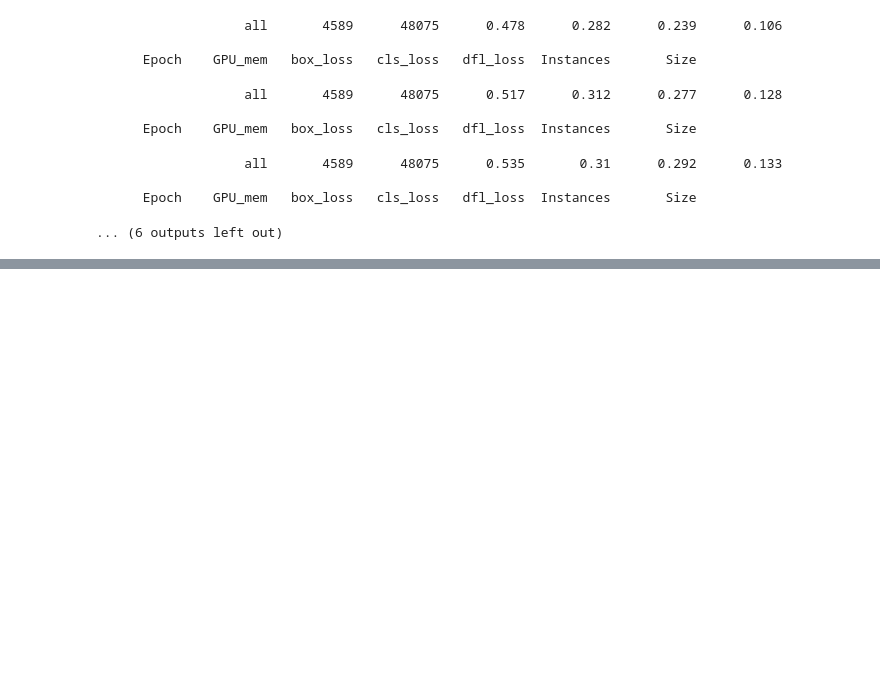
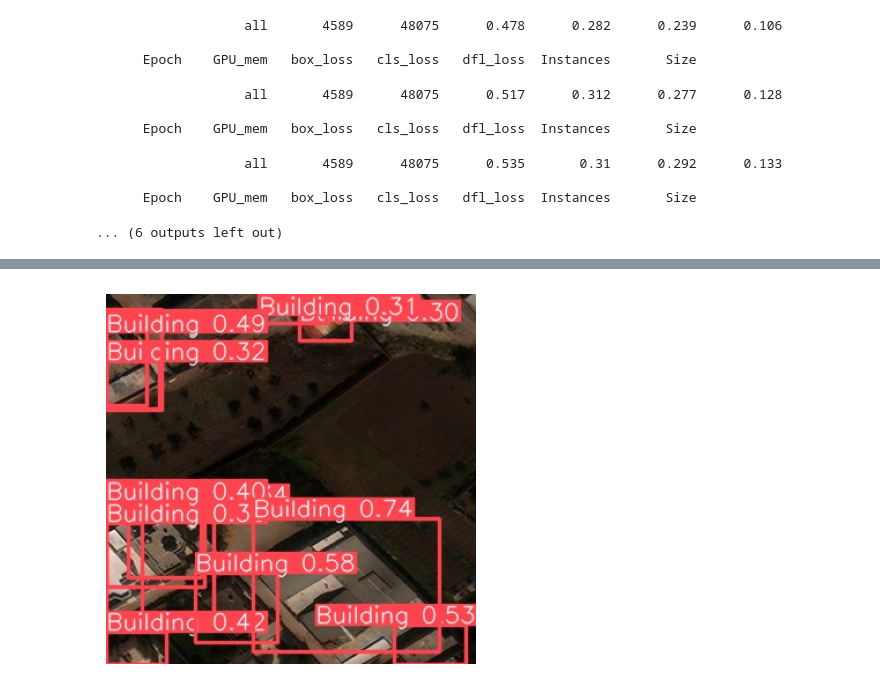
Before and after one commit to Leonard2310/xViewObjectDetection, a Jupyter notebook: FT_YOLOxViewOD.ipynb, the cells around one changed output, grey strips where cells are left out. Cells and saved outputs as stored; diff of their text form; code cells hidden in the pictures; blank space fills up the shorter version.

```diff
--- a/FT_YOLOxViewOD.ipynb
+++ b/FT_YOLOxViewOD.ipynb
@@ -559,0 +553,16 @@ image 2781/4590 /kaggle/input/yolodataset-xview/test/images/img_2387_960_0.jpg:
+# %%
+import matplotlib.pyplot as plt
+import matplotlib.image as mpimg
+
+# Specifica il percorso dell'immagine
+path = "predict/img_102_0_2560.jpg"
+
+# Carica l'immagine
+img = mpimg.imread(path)
+
+# Mostra l'immagine
+plt.imshow(img)
+plt.axis('off')  # Rimuove gli assi
+plt.show()
+# %% [output]
+[figure, added]
```
Also changed, not shown: parts of 1 cell of this notebook.
